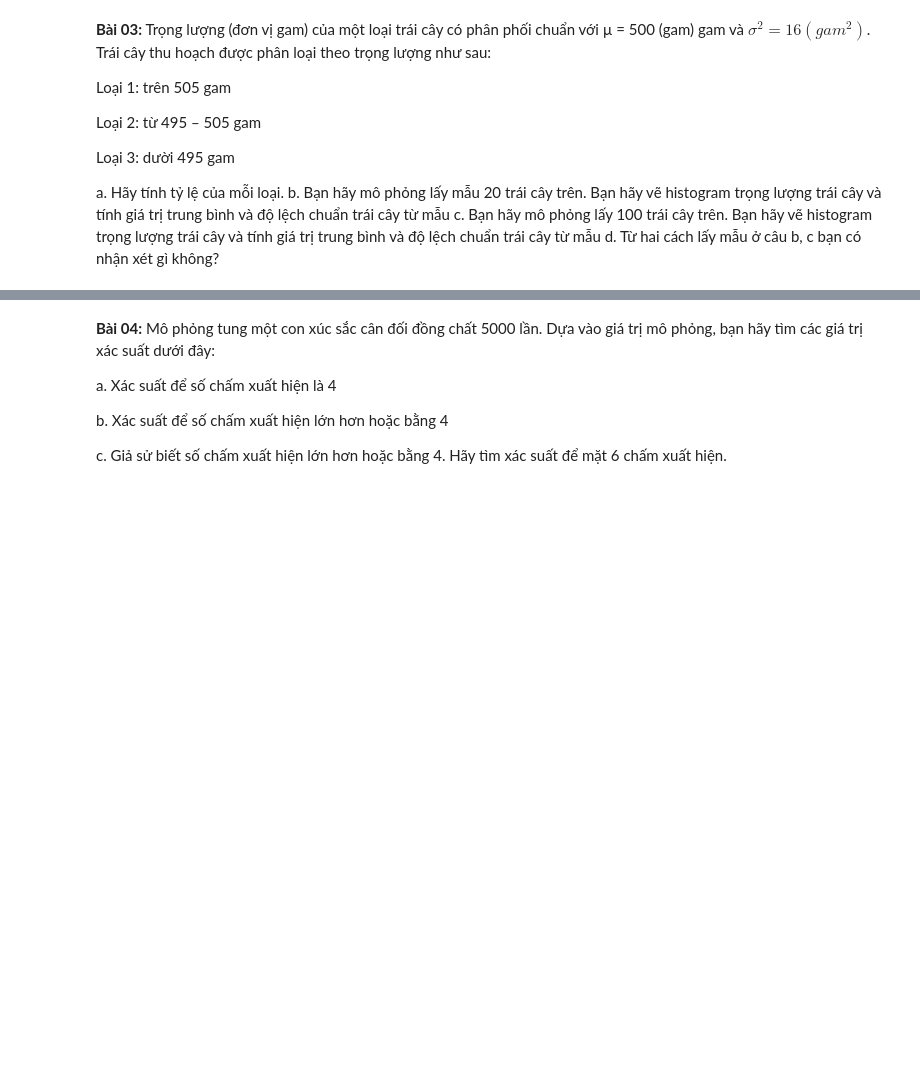
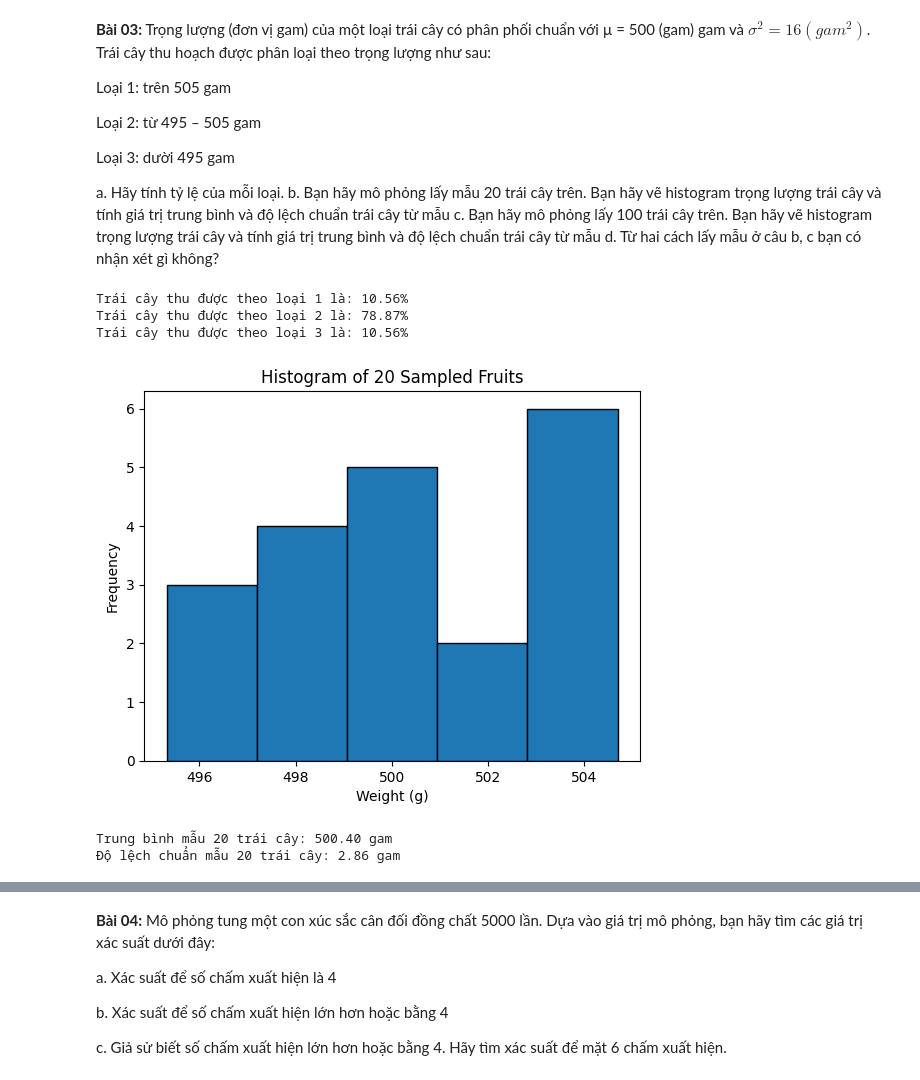
Before and after one commit to ur77ec17235/Computer-statistics_and_applications, a Jupyter notebook: labs/tkud_lab05_ex.ipynb, the cells around one changed output, grey strips where cells are left out. Cells and saved outputs as stored; diff of their text form; code cells hidden in the pictures; blank space fills up the shorter version.

```diff
--- a/labs/tkud_lab05_ex.ipynb
+++ b/labs/tkud_lab05_ex.ipynb
@@ -23,3 +88,48 @@ a. Hãy tính tỷ lệ của mỗi loại.
 b. Bạn hãy mô phỏng lấy mẫu  20 trái cây trên. Bạn hãy vẽ histogram trọng lượng trái cây và tính giá trị trung bình và độ lệch chuẩn trái cây từ mẫu
 c. Bạn hãy mô phỏng lấy 100 trái cây trên. Bạn hãy vẽ histogram trọng lượng trái cây và tính giá trị trung bình và độ lệch chuẩn trái cây từ mẫu
 d. Từ hai cách lấy mẫu ở câu b, c bạn có nhận xét gì không?
+# %%
+#hãy tính tỉ lệ  mỗi loại
+
+
+sigma = 4
+mu   =  500
+x1 = 505
+x3 = 495
+
+
+p_type_1 = 1 - norm.cdf(x1, mu, sigma)#với loại 1 : trên 505
+p_type_3 = norm.cdf(x3, mu, sigma) #với loại 2: từ 495 - 505
+p_type_2 = norm.cdf(x1, mu, sigma) - norm.cdf(x3, mu, sigma) #với loại 3 dưới 495
+
+print(f"Trái cây thu được theo loại 1 là: {p_type_1* 100:.2f}%")
+print(f"Trái cây thu được theo loại 2 là: {p_type_2* 100:.2f}%")
+print(f"Trái cây thu được theo loại 3 là: {p_type_3* 100:.2f}%")
+# %% [output]
+Trái cây thu được theo loại 1 là: 10.56%
+Trái cây thu được theo loại 2 là: 78.87%
+Trái cây thu được theo loại 3 là: 10.56%
+# %%
+#b. hãy thử mô phỏng lấy mẫu 20 trái cây trên. Bnạ hãy vẽ histogram trọng
+#lượng trái cây và tính gái trị trung bình và độ lệch chuẩn trái cây từ mẫu
+
+# Lấy mẫu 20 trái cây
+samples_20 = np.random.normal(mu, sigma, 20)
+
+# Vẽ histogram
+plt.hist(samples_20, bins=5, edgecolor='black')
+plt.title('Histogram of 20 Sampled Fruits')
+plt.xlabel('Weight (g)')
+plt.ylabel('Frequency')
+plt.show()
+
+# Tính trung bình và độ lệch chuẩn từ mẫu
+mean_20 = np.mean(samples_20)
+std_20 = np.std(samples_20)
+
+print(f'Trung bình mẫu 20 trái cây: {mean_20:.2f} gam')
+print(f'Độ lệch chuẩn mẫu 20 trái cây: {std_20:.2f} gam')
+# %% [output]
+[figure, added]
+Trung bình mẫu 20 trái cây: 500.40 gam
+Độ lệch chuẩn mẫu 20 trái cây: 2.86 gam
```
Also changed, not shown: parts of 20 cells of this notebook, 3 other files.
